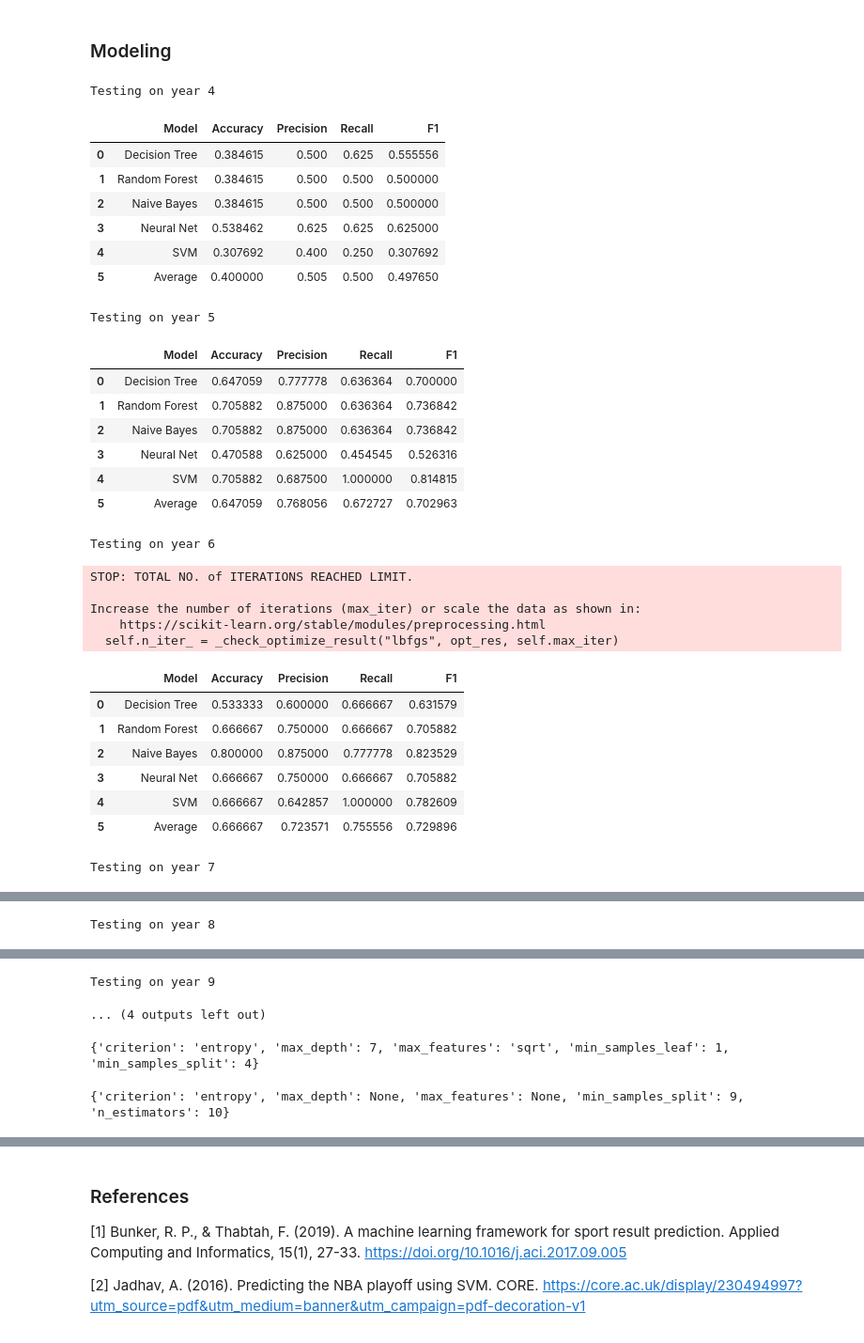
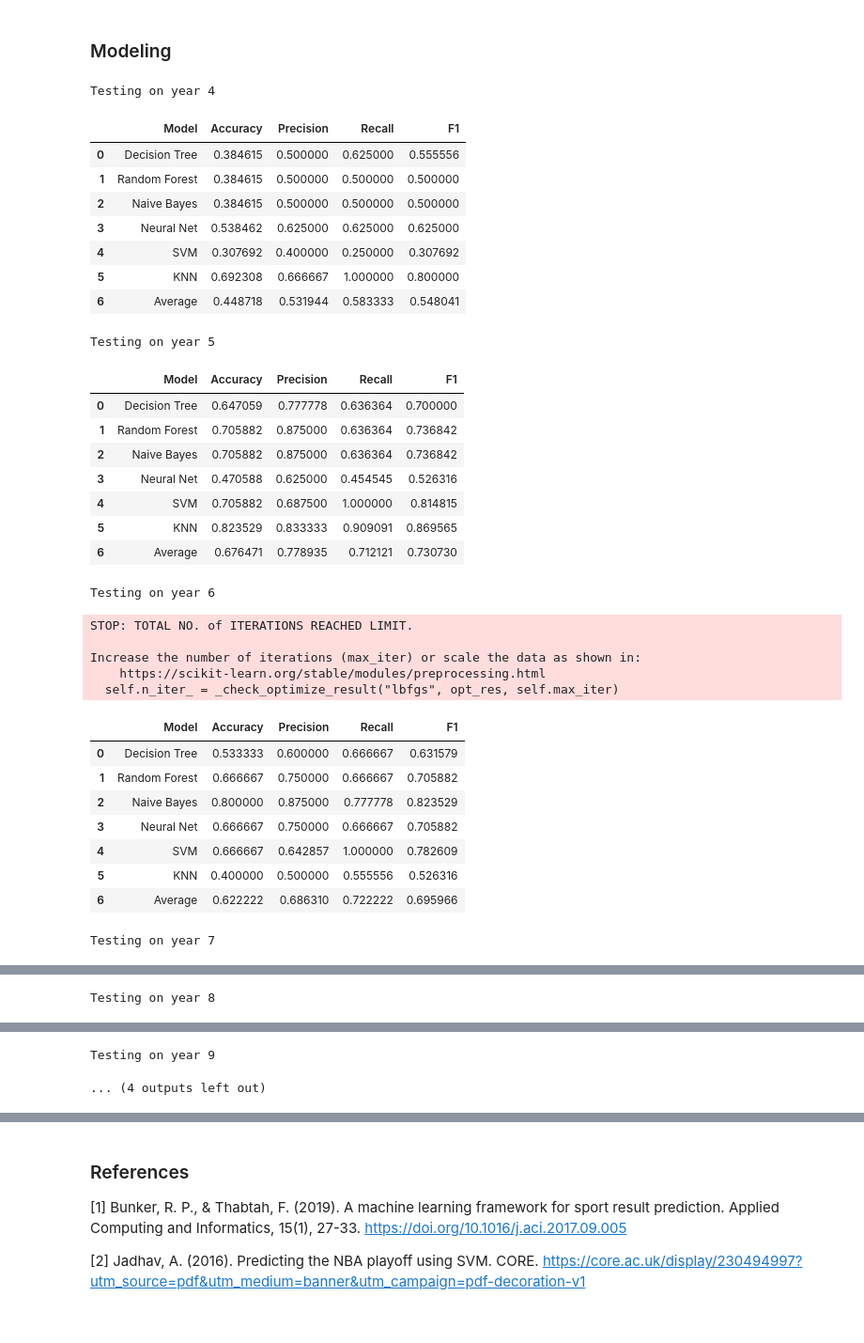
Before and after one commit to MartimHenriques/feup-machine-learning, a Jupyter notebook: src/pipeline.ipynb, the cells around one changed output, grey strips where cells are left out. Shown at 94% size. Drawn from its saved outputs; the diff is of its cells as text; code cells hidden in the pictures.

Commit message:
added metric to grid search and KNN

```diff
--- a/src/pipeline.ipynb
+++ b/src/pipeline.ipynb
@@ -136,6 +136,7 @@ from sklearn.tree import DecisionTreeClassifier
 from sklearn.ensemble import RandomForestClassifier
 from sklearn.naive_bayes import GaussianNB
 from sklearn.neural_network import MLPClassifier
+from sklearn.neighbors import KNeighborsClassifier
 from sklearn import svm
 
 models = {
@@ -143,49 +144,52 @@ models = {
     "Random Forest" : RandomForestClassifier(n_estimators=100, max_depth=2, random_state=42),
     "Naive Bayes" : GaussianNB(),
     "Neural Net" : MLPClassifier(solver='lbfgs', alpha=1e-5, hidden_layer_sizes=(5, 2), random_state=42, max_iter=500),
-    "SVM" : svm.SVC(kernel='linear', C=1, random_state=42)
+    "SVM" : svm.SVC(kernel='linear', C=1, random_state=42),
+    "KNN" : KNeighborsClassifier()
     }
 
-# very best hyperparametrs
+# # very best hyperparametrs
 
-models = {
-    "Decision Tree" : DecisionTreeClassifier(random_state=42, criterion='entropy', max_depth=6, min_samples_leaf=8, min_samples_split=3),
-    "Random Forest" : RandomForestClassifier(n_estimators=100, max_depth=2, random_state=42),
-    "Naive Bayes" : GaussianNB(),
-    "Neural Net" : MLPClassifier(solver='lbfgs', alpha=1e-5, hidden_layer_sizes=(5, 2), random_state=42, max_iter=500),
-    "SVM" : svm.SVC(kernel='linear', C=1, random_state=42)
-    }
+# models = {
+#     "Decision Tree" : DecisionTreeClassifier(random_state=42, criterion='entropy', max_depth=6, min_samples_leaf=8, min_samples_split=3),
+#     "Random Forest" : RandomForestClassifier(n_estimators=100, max_depth=2, random_state=42),
+#     "Naive Bayes" : GaussianNB(),
+#     "Neural Net" : MLPClassifier(solver='lbfgs', alpha=1e-5, hidden_layer_sizes=(5, 2), random_state=42, max_iter=500),
+#     "SVM" : svm.SVC(kernel='linear', C=1, random_state=42),
+#     "KNN" : KNeighborsClassifier(random_state=42)
+#     }
 
 def testDf(test_year, models, display_results=True):
     print("Testing on year", test_year)
     results = pd.DataFrame(columns=['Model', 'Accuracy', 'Precision', 'Recall', 'F1'])
     for name, model in models.items():
         res = runModel(df, model, test_year=test_year)
         results.loc[len(results)] = [name] + res.toRow()
 
     #make an average row
     results.loc[len(results)] = ["Average"] + results.mean(axis=0, numeric_only=True).tolist()
 
     if display_results: display(results)
     return results
 
 avg_score = pd.DataFrame(columns=['year', 'Accuracy', 'Precision', 'Recall', 'F1'])
 
 for i in range(4, 11):
     r = testDf(i, models, display_results=True)
     avg_score.loc[len(avg_score)] = [str(i)] +(r.iloc[-1]).tolist()[1:]
 
 avg_score.loc[len(avg_score)] = ["Average"] + avg_score.mean(axis=0, numeric_only=True).tolist()
 display(avg_score)
 # %% [output]
 Testing on year 4
 |  | Model | Accuracy | Precision | Recall | F1 |
-| 0 | Decision Tree | 0.384615 | 0.500 | 0.625 | 0.555556 |
-| 1 | Random Forest | 0.384615 | 0.500 | 0.500 | 0.500000 |
-| 2 | Naive Bayes | 0.384615 | 0.500 | 0.500 | 0.500000 |
-| 3 | Neural Net | 0.538462 | 0.625 | 0.625 | 0.625000 |
-| 4 | SVM | 0.307692 | 0.400 | 0.250 | 0.307692 |
-| 5 | Average | 0.400000 | 0.505 | 0.500 | 0.497650 |
+| 0 | Decision Tree | 0.384615 | 0.500000 | 0.625000 | 0.555556 |
+| 1 | Random Forest | 0.384615 | 0.500000 | 0.500000 | 0.500000 |
+| 2 | Naive Bayes | 0.384615 | 0.500000 | 0.500000 | 0.500000 |
+| 3 | Neural Net | 0.538462 | 0.625000 | 0.625000 | 0.625000 |
+| 4 | SVM | 0.307692 | 0.400000 | 0.250000 | 0.307692 |
+| 5 | KNN | 0.692308 | 0.666667 | 1.000000 | 0.800000 |
+| 6 | Average | 0.448718 | 0.531944 | 0.583333 | 0.548041 |
 Testing on year 5
 |  | Model | Accuracy | Precision | Recall | F1 |
 | 0 | Decision Tree | 0.647059 | 0.777778 | 0.636364 | 0.700000 |
@@ -193,7 +197,8 @@ Testing on year 5
 | 2 | Naive Bayes | 0.705882 | 0.875000 | 0.636364 | 0.736842 |
 | 3 | Neural Net | 0.470588 | 0.625000 | 0.454545 | 0.526316 |
 | 4 | SVM | 0.705882 | 0.687500 | 1.000000 | 0.814815 |
-| 5 | Average | 0.647059 | 0.768056 | 0.672727 | 0.702963 |
+| 5 | KNN | 0.823529 | 0.833333 | 0.909091 | 0.869565 |
+| 6 | Average | 0.676471 | 0.778935 | 0.712121 | 0.730730 |
 Testing on year 6
 STOP: TOTAL NO. of ITERATIONS REACHED LIMIT.
 
@@ -206,6 +211,7 @@ Increase the number of iterations (max_iter) or scale the data as shown in:
 | 2 | Naive Bayes | 0.800000 | 0.875000 | 0.777778 | 0.823529 |
 | 3 | Neural Net | 0.666667 | 0.750000 | 0.666667 | 0.705882 |
 | 4 | SVM | 0.666667 | 0.642857 | 1.000000 | 0.782609 |
-| 5 | Average | 0.666667 | 0.723571 | 0.755556 | 0.729896 |
+| 5 | KNN | 0.400000 | 0.500000 | 0.555556 | 0.526316 |
+| 6 | Average | 0.622222 | 0.686310 | 0.722222 | 0.695966 |
 Testing on year 7
 |  | Model | Accuracy | Precision | Recall | F1 |
@@ -226,15 +234,11 @@ Testing on year 8
 Testing on year 9
 ... (4 outputs left out)
 # %%
-DecisionTree_grid = DecisionTree_GridSearch(df)
+# DecisionTree_grid = DecisionTree_GridSearch(df, metric='f1')
 
-# {'criterion': 'entropy', 'max_depth': 7, 'max_features': 'sqrt', 'min_samples_leaf': 1, 'min_samples_split': 4}
+DecisionTree_grid = {'criterion': 'entropy', 'max_depth': 7, 'max_features': 'sqrt', 'min_samples_leaf': 1, 'min_samples_split': 4}
-# %% [output]
-{'criterion': 'entropy', 'max_depth': 7, 'max_features': 'sqrt', 'min_samples_leaf': 1, 'min_samples_split': 4}
 # %%
-RandomForest_grid = RandomForest_GridSearch(df)
+# RandomForest_grid = RandomForest_GridSearch(df, metric='f1')
 
-# {'criterion': 'entropy', 'max_depth': None, 'max_features': None, 'min_samples_split': 9, 'n_estimators': 10}
+RandomForest_grid = {'criterion': 'entropy', 'max_depth': None, 'max_features': None, 'min_samples_split': 9, 'n_estimators': 10}
-# %% [output]
-{'criterion': 'entropy', 'max_depth': None, 'max_features': None, 'min_samples_split': 9, 'n_estimators': 10}
 # %%
```
Also changed, not shown: parts of 6 cells of this notebook, 5 other files.
